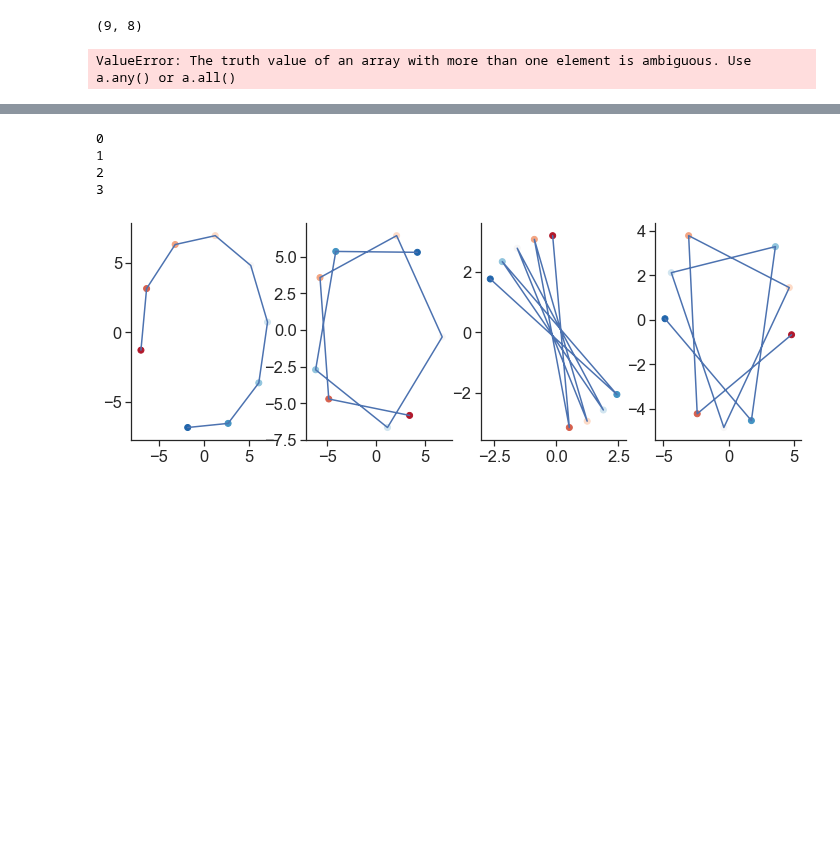
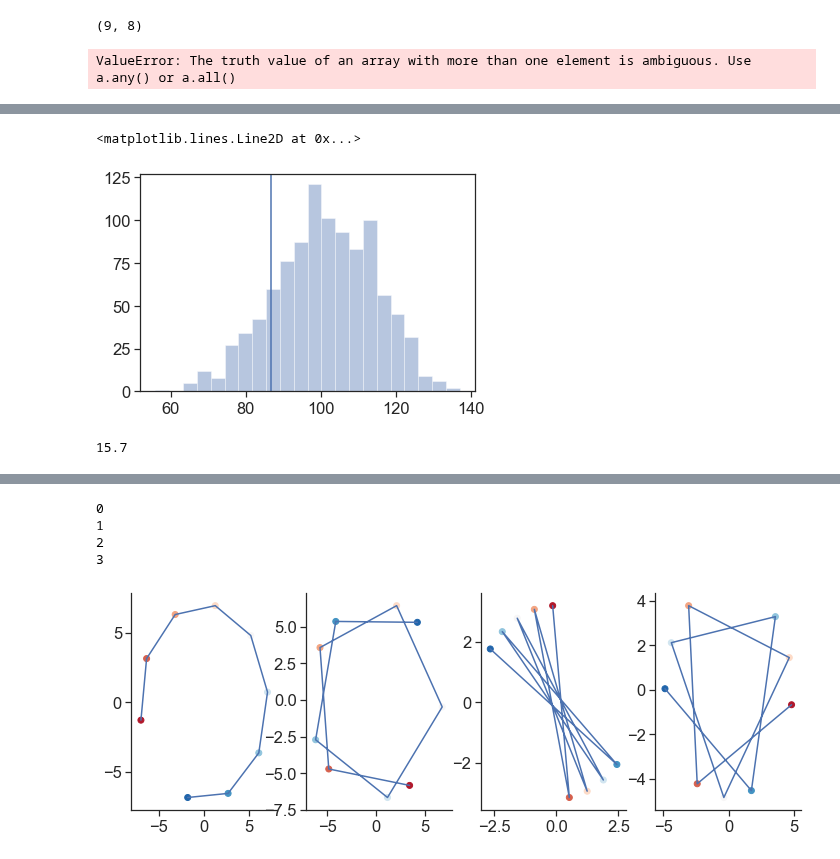
Before and after one commit to yves-weissenberger/ll_ephys, a Jupyter notebook: ephys_notebooks/unitary_dynamics_on_data_visualisation.ipynb, the cells around one changed output, grey strips where cells are left out. Saved outputs shown, nothing was run; the diff lists cells and outputs as text; code cells hidden in the pictures; blank space fills up the shorter version.

```diff
--- a/ephys_notebooks/unitary_dynamics_on_data_visualisation.ipynb
+++ b/ephys_notebooks/unitary_dynamics_on_data_visualisation.ipynb
@@ -688,3 +811,17 @@ seaborn.despine()
+# %%
+sms = []
+for _ in range(1000):
+    sms.append(np.abs(projection - projection2[:,np.random.permutation(np.arange(9))]).sum())
+# %%
+seaborn.distplot(sms,kde=0)
+plt.axvline(x=np.abs(projection - projection2).sum())
+# %% [output]
+<matplotlib.lines.Line2D at 0x...>
+[figure, added]
+# %%
+stt.percentileofscore(sms,np.abs(projection - projection2).sum())
+# %% [output]
+15.7
 # %%
 np.abs(projection - projection2).sum()
 # %% [output]
```
Also changed, not shown: parts of 30 cells of this notebook, 2 other files.
